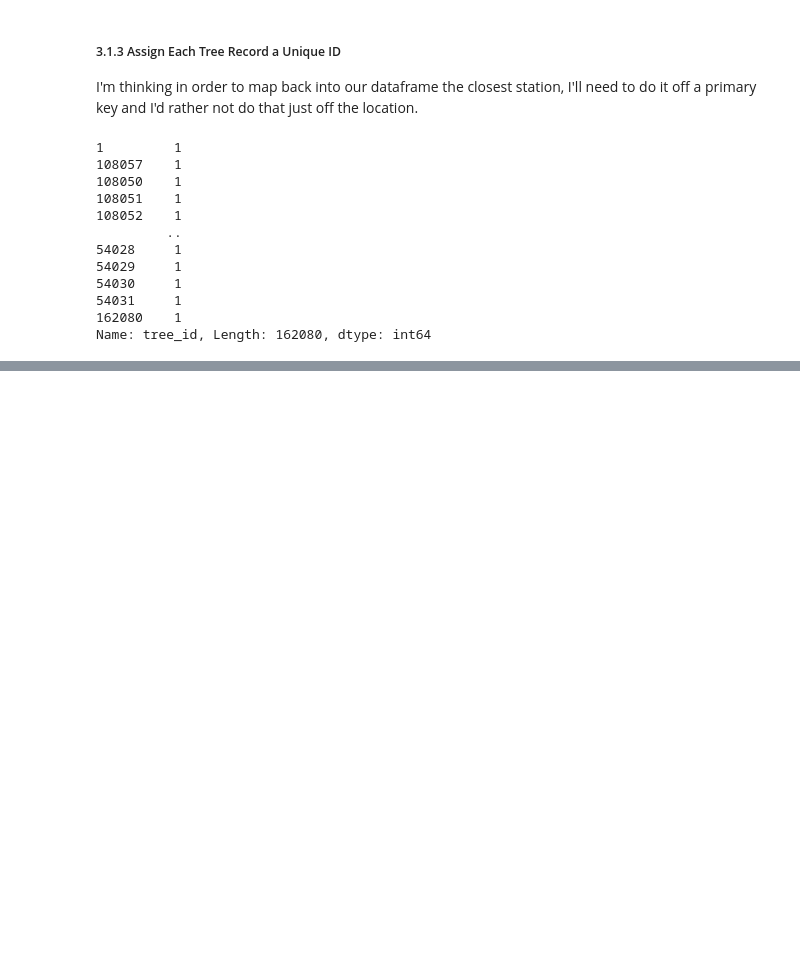
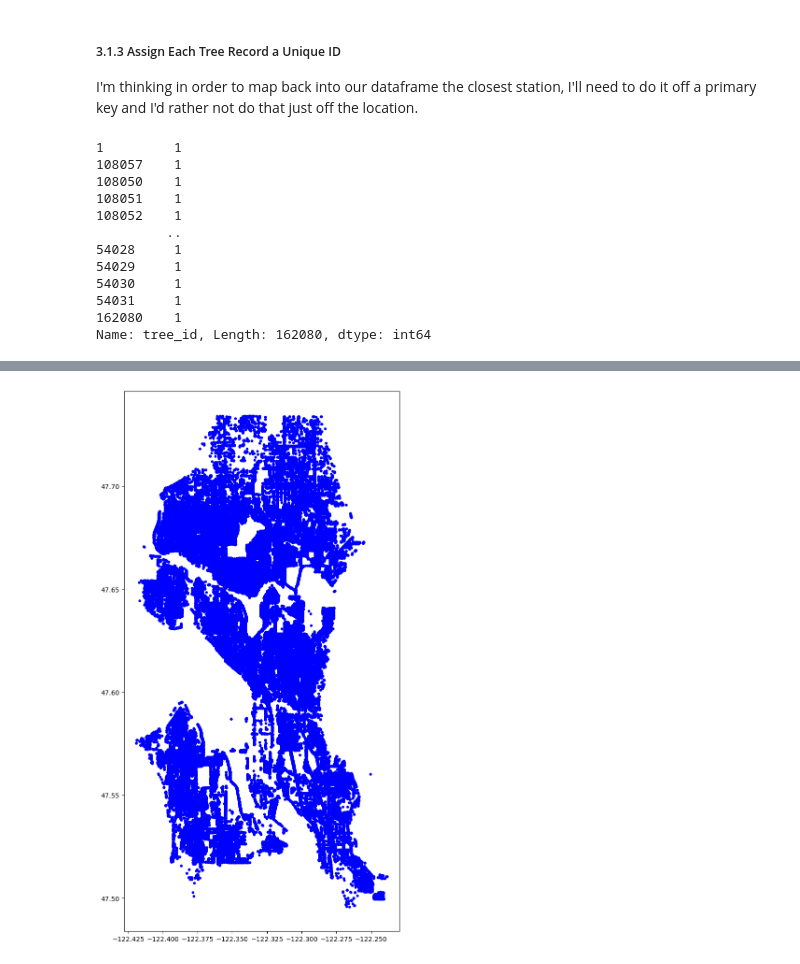
Before and after one commit to BrettlyCD/seattle-trees-project, a Jupyter notebook: notebooks/02_exploratory_data_analysis.ipynb, the cells around one changed output, grey strips where cells are left out. Saved outputs shown, nothing was run; the diff lists cells and outputs as text; code cells hidden in the pictures; blank space fills up the shorter version.

Commit message:
Test mapping to neareast station and merging of dataframes.

```diff
--- a/notebooks/02_exploratory_data_analysis.ipynb
+++ b/notebooks/02_exploratory_data_analysis.ipynb
@@ -108,6 +112,9 @@ I'm thinking in order to map back into our dataframe the closest station, I'll n
 
 #Assign the key numerically, using the index number +1 (to exclude 0)
 trees_data['tree_id'] = trees_data.index+1
+# %%
+#let's also change this to an object
+trees_data['tree_id'] = trees_data['tree_id'].astype(object)
 # %%
 #Double check values are unique
 trees_data['tree_id'].value_counts()
@@ -147,0 +149,3 @@ See the caveats in the documentation: https://pandas.pydata.org/pandas-docs/stab
+# %%
+trees_data['nearest_station'] = trees_data.apply(
+    lambda row: flag_nearest(row['lat_trees'], row['long_trees']), axis=1)
@@ -156,0 +178,4 @@ trees_climate_all.head()
+# %%
+crs = {'init': 'epsg:4326'}
+geometry = [Point(xy) for xy in zip( trees_data['long_trees'], trees_data['lat_trees'])]
+geometry[:3]
@@ -156,0 +186,3 @@ trees_climate_all.head()
+# %%
+geo_df = gpd.GeoDataFrame(trees_data, crs = crs, geometry = geometry)
+geo_df.head()
@@ -157,2 +196,8 @@ trees_climate_all.head()
+# %%
+fig, ax = plt.subplots(figsize = (15,15))
+geo_df.plot(ax = ax, markersize = 10, color = 'b', marker = 'o')
+plt.show()
+# %% [output]
+[figure, added]
 # %%
 #dist_b_points(trees_data['lat-trees'], trees_data['long-trees'], climate_data['lat-climate'], climate_data['long-climate'])
```
Also changed, not shown: parts of 13 cells of this notebook.
